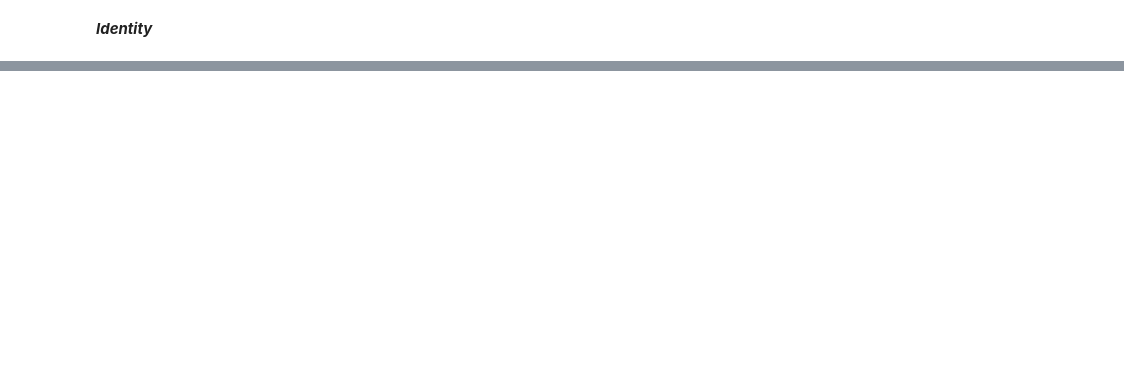
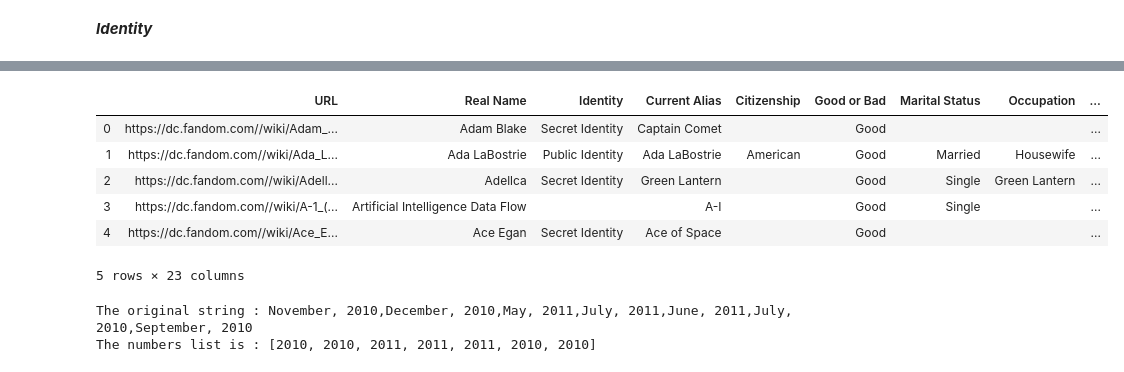
Before and after one commit to marvelous-comics/project_ADAELE, a Jupyter notebook: Marvellous Comics Notebook-Pilou.ipynb, the cells around one changed output, grey strips where cells are left out. Cells and saved outputs as stored; diff of their text form; code cells hidden in the pictures; blank space fills up the shorter version.

```diff
--- a/Marvellous Comics Notebook-Pilou.ipynb
+++ b/Marvellous Comics Notebook-Pilou.ipynb
@@ -625,0 +859,12 @@ dc_pers_df['Real Name'].value_counts()
+# %%
+#Get values from three count columns and find the index of the maximum count per rows
+count_array = dc_pers_df[['Good_count','Bad_count','Neutral_count']].values
+dc_pers_df['Behavior'] = list(np.argmax(count_array, axis=1))
+#Define a behavior map and create the Behavior
+behavior_map={0:'Good',1:'Bad',2:'Neutral'}
+dc_pers_df['Behavior'] = dc_pers_df['Behavior'].map(behavior_map)
+
+#Get the number of apparition of the character based on the number of publications related to this character
+dc_pers_df['Number_of_apparitions'] = dc_pers_df['Dates'].apply(lambda x: len(x))
+
+dc_pers_df.head(20)
@@ -625,0 +890,4 @@ dc_pers_df['Real Name'].value_counts()
+# %%
+dc_pers_df_copy = dc_pers_df.copy()
+#dc_pers_df_copy['Dates'].str.extract('(\d+)')
+dc_pers_df_copy['Dates'][12]
@@ -625,0 +902,26 @@ dc_pers_df['Real Name'].value_counts()
+# %%
+dc_pers_df_copy['DatesString'] = dc_pers_df_copy['Dates'].apply(lambda x: ','.join(map(str, x)))
+dc_pers_df_copy.head(5)
+# %% [output]
+|  | URL | Real Name | Identity | Current Alias | Citizenship | Good or Bad | Marital Status | Occupation | ... |
+| 0 | https://dc.fandom.com//wiki/Adam_... | Adam Blake | Secret Identity | Captain Comet |  | Good |  |  | ... |
+| 1 | https://dc.fandom.com//wiki/Ada_L... | Ada LaBostrie | Public Identity | Ada LaBostrie | American | Good | Married | Housewife | ... |
+| 2 | https://dc.fandom.com//wiki/Adell... | Adellca | Secret Identity | Green Lantern |  | Good | Single | Green Lantern | ... |
+| 3 | https://dc.fandom.com//wiki/A-1_(... | Artificial Intelligence Data Flow |  | A-I |  | Good | Single |  | ... |
+| 4 | https://dc.fandom.com//wiki/Ace_E... | Ace Egan | Secret Identity | Ace of Space |  | Good |  |  | ... |
+5 rows × 23 columns
+# %%
+test_string = dc_pers_df_copy['DatesString'][12]
+
+# printing original string
+print("The original string : " + test_string)
+
+# getting numbers from string
+temp = re.findall(r'\d+', test_string)
+res = list(map(int, temp))
+
+# print result
+print("The numbers list is : " + str(res))
+# %% [output]
+The original string : November, 2010,December, 2010,May, 2011,July, 2011,June, 2011,July, 2010,September, 2010
+The numbers list is : [2010, 2010, 2011, 2011, 2011, 2010, 2010]
```
Also changed, not shown: parts of 25 cells of this notebook.
